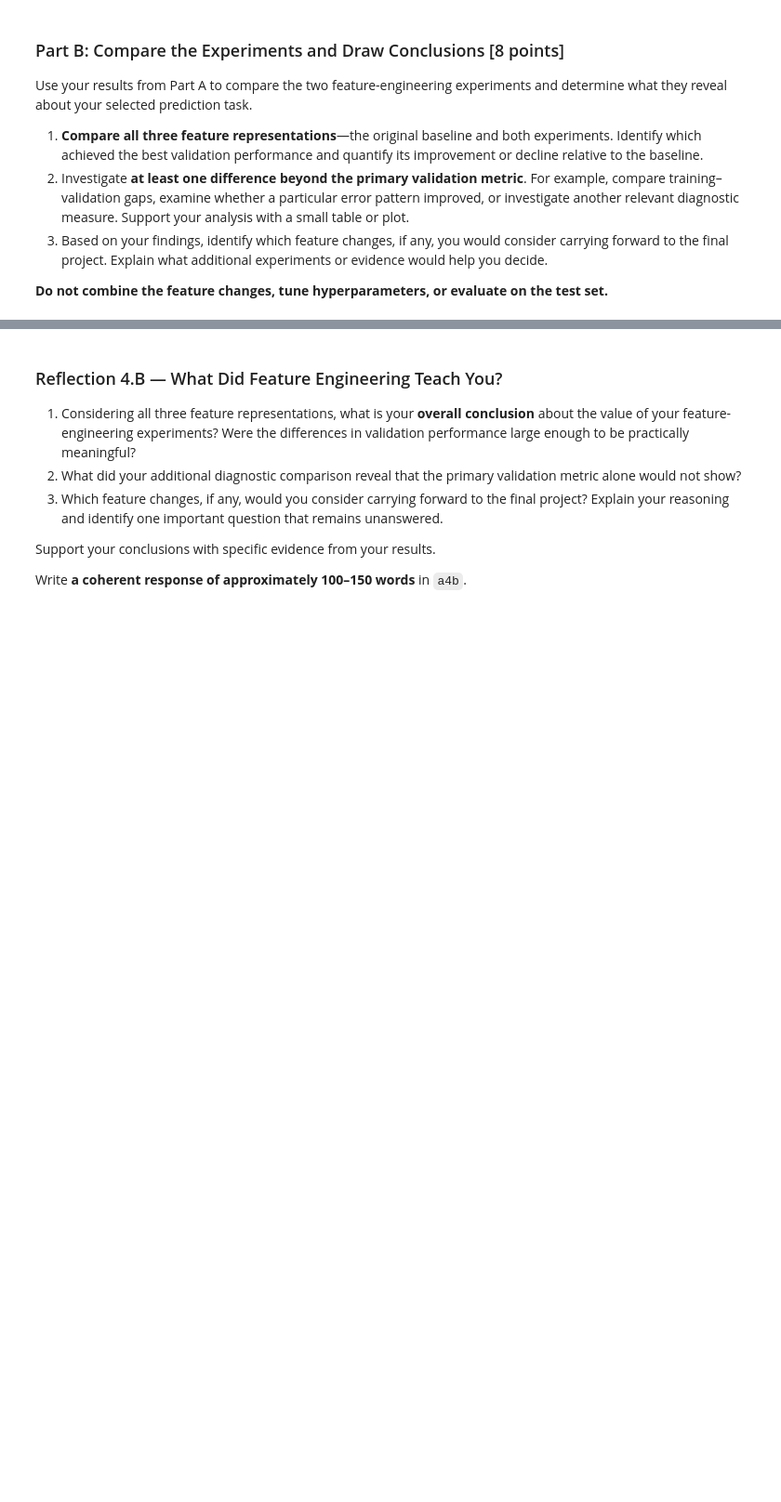
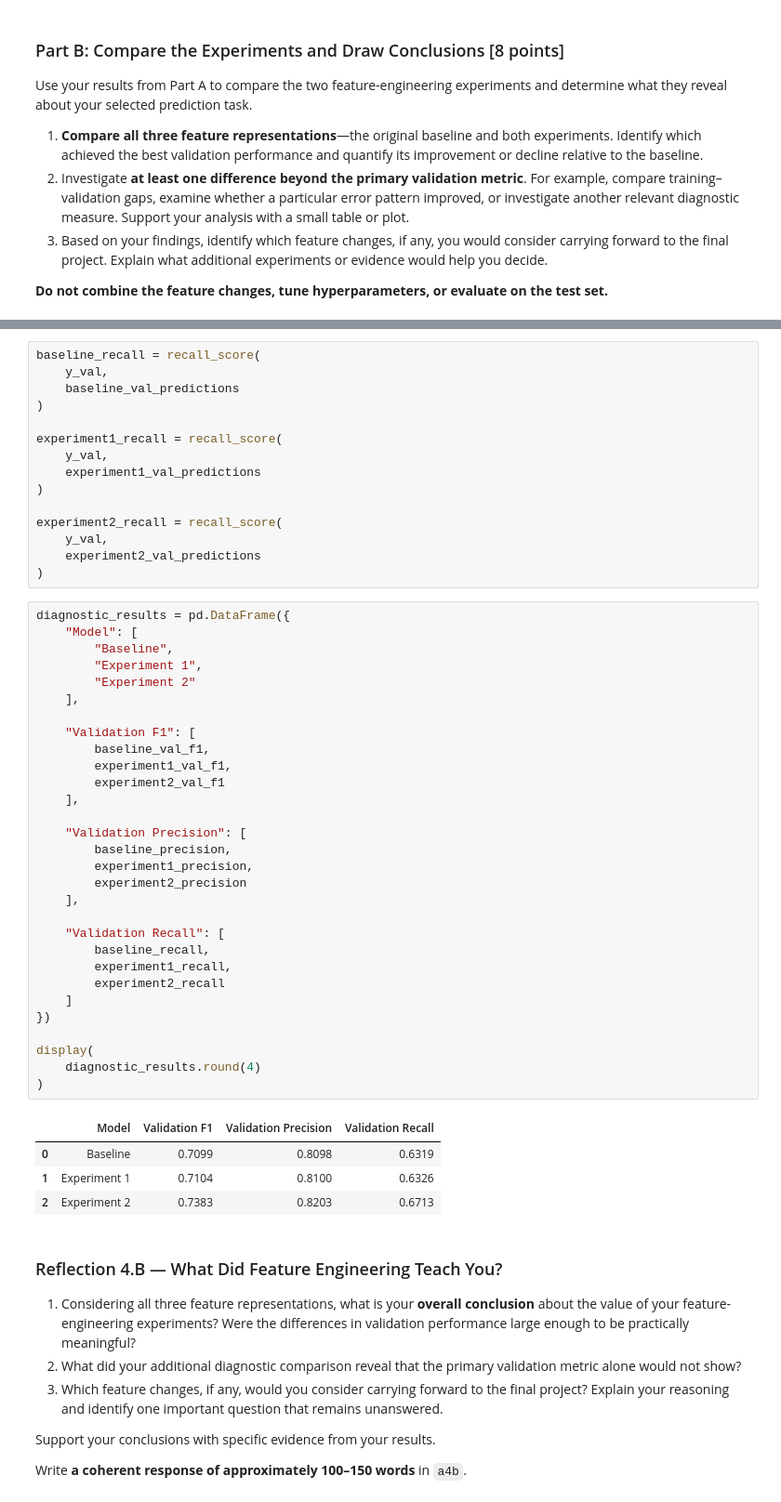
Before and after one commit to anamomds/machinelearningfall26, a Jupyter notebook: Final_Project_Milestone.ipynb, the cells around one changed output, grey strips where cells are left out. Shown at 93% size. Drawn from its saved outputs; the diff is of its cells as text; blank space fills up the shorter version.

```diff
--- a/Final_Project_Milestone.ipynb
+++ b/Final_Project_Milestone.ipynb
@@ -919,3 +1883,53 @@ Use your results from Part A to compare the two feature-engineering experiments
+# %%
+baseline_recall = recall_score(
+    y_val,
+    baseline_val_predictions
+)
+
+experiment1_recall = recall_score(
+    y_val,
+    experiment1_val_predictions
+)
+
+experiment2_recall = recall_score(
+    y_val,
+    experiment2_val_predictions
+)
+# %%
+diagnostic_results = pd.DataFrame({
+    "Model": [
+        "Baseline",
+        "Experiment 1",
+        "Experiment 2"
+    ],
+
+    "Validation F1": [
+        baseline_val_f1,
+        experiment1_val_f1,
+        experiment2_val_f1
+    ],
+
+    "Validation Precision": [
+        baseline_precision,
+        experiment1_precision,
+        experiment2_precision
+    ],
+
+    "Validation Recall": [
+        baseline_recall,
+        experiment1_recall,
+        experiment2_recall
+    ]
+})
+
+display(
+    diagnostic_results.round(4)
+)
+# %% [output]
+|  | Model | Validation F1 | Validation Precision | Validation Recall |
+| 0 | Baseline | 0.7099 | 0.8098 | 0.6319 |
+| 1 | Experiment 1 | 0.7104 | 0.8100 | 0.6326 |
+| 2 | Experiment 2 | 0.7383 | 0.8203 | 0.6713 |
 # %% [markdown]
 ### Reflection 4.B — What Did Feature Engineering Teach You?
 
```
Also changed, not shown: parts of 88 cells of this notebook.
